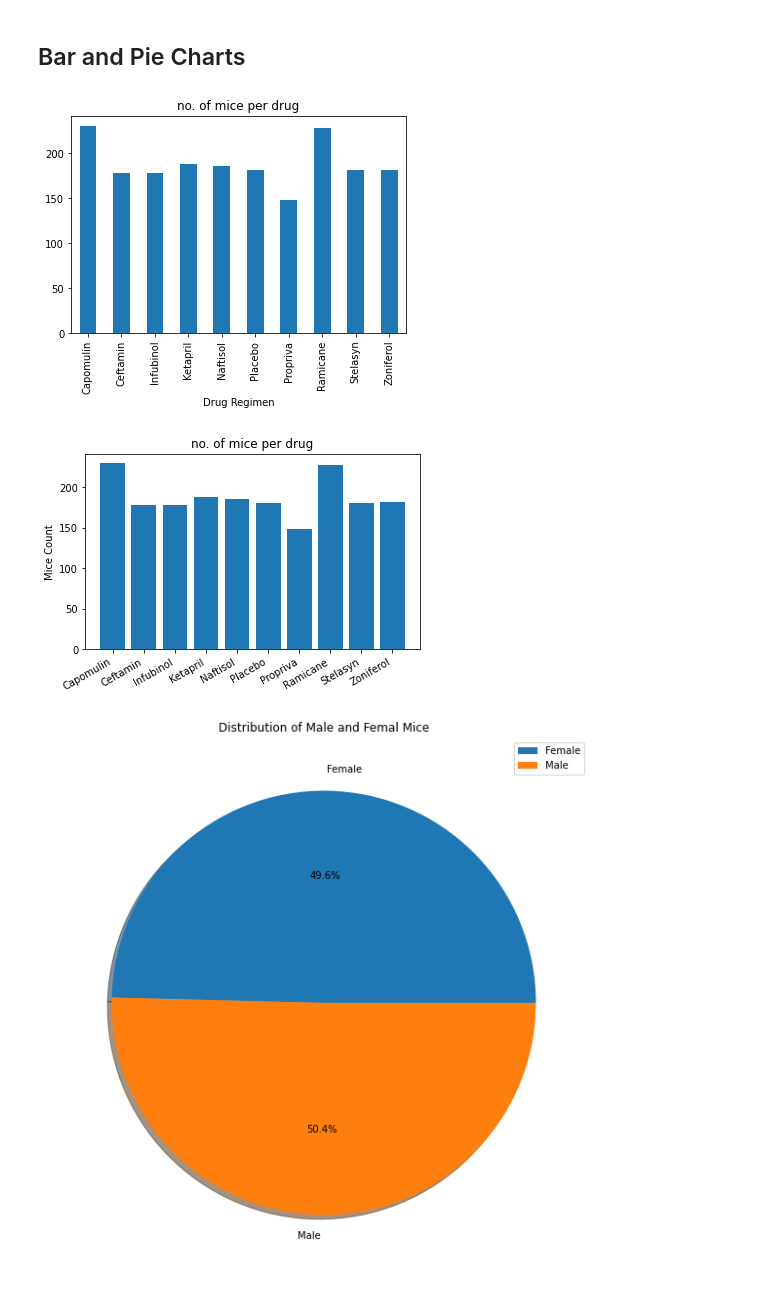
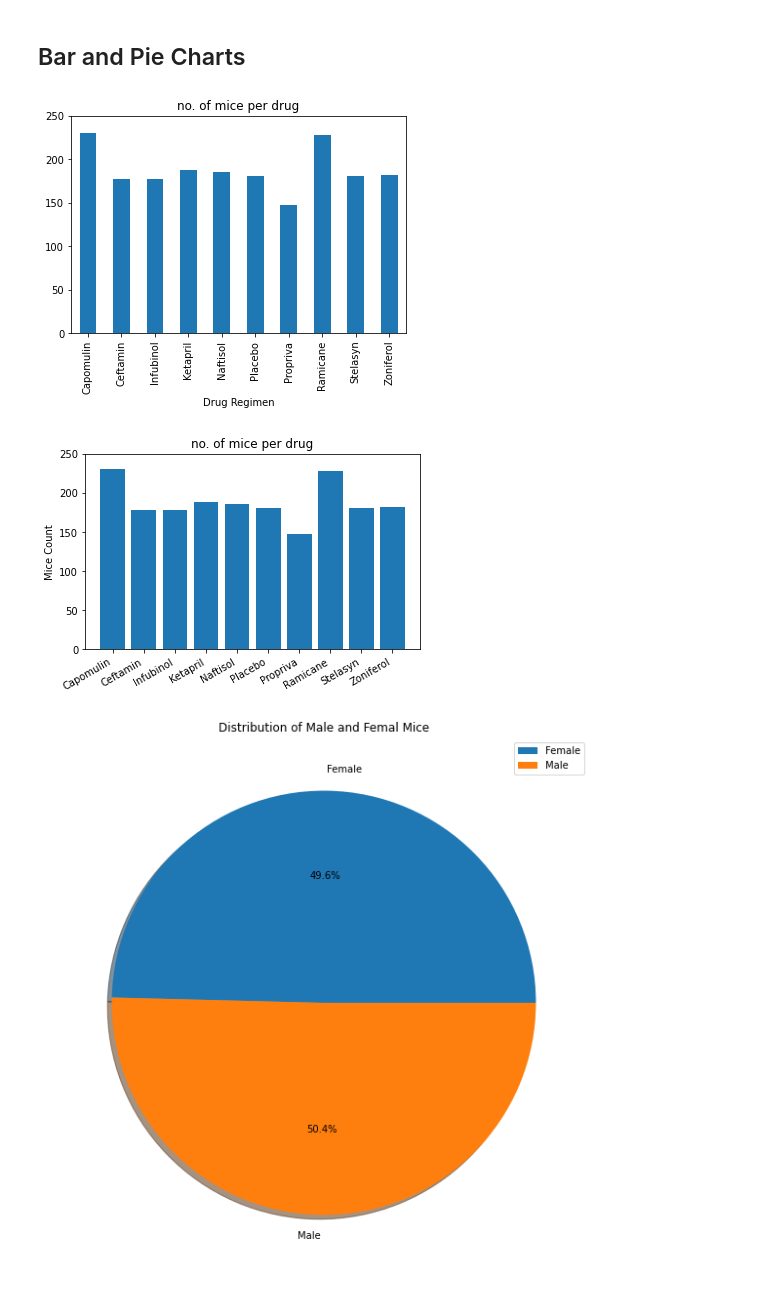
Before and after one commit to skumble27/matplotlib-challenge, a Jupyter notebook: Pymaceuticals/Pymaceuticals_data_analytics.ipynb, the cells around one changed output. Cells and saved outputs as stored; diff of their text form; code cells hidden in the pictures.

```diff
--- a/Pymaceuticals/Pymaceuticals_data_analytics.ipynb
+++ b/Pymaceuticals/Pymaceuticals_data_analytics.ipynb
@@ -192,25 +192,26 @@ mice_per_drug = mice_per_drug.reset_index()
 mice_per_drug = mice_per_drug.rename(columns={'Mouse ID':'Mice Count'})
 
 ## Plotting AND saving the bar graph as an image using the Pandas Module
-mice_per_drug.plot.bar(x='Drug Regimen',y='Mice Count',title='no. of mice per drug',legend=None).get_figure().savefig('Images/2bar_chart_pandas.png')
+mice_per_drug.plot.bar(x='Drug Regimen',y='Mice Count',title='no. of mice per drug',legend=None, ylim = (0,250)).get_figure().savefig('Images/2bar_chart_pandas.png')
 # %% [output]
-[figure, old version]
+[figure, new version]
 # %%
 # Generate a bar plot showing the total number of mice for each treatment throughout the course of the study using pyplot.
 
 # Setting up the x-axis and y-axis in whic to plot the data
 x_label = mice_per_drug['Drug Regimen']
 y_label = mice_per_drug['Mice Count']
 
 # Plotting the graph using the Matplotlib Pyplot Module
 fig, ax1 = plt.subplots()
 ax1.bar(x_label,y_label)
 plt.ylabel('Mice Count')
+plt.ylim(0,250)
 plt.title('no. of mice per drug')
 fig.autofmt_xdate()
 plt.savefig('Images/3Bar_chart_pyplot.png')
 # %% [output]
-[figure, old version]
+[figure, new version]
 # %%
 # Generate a pie plot showing the distribution of female versus male mice using pandas
 
```
Also changed, not shown: parts of 2 cells of this notebook, 5 other files.
